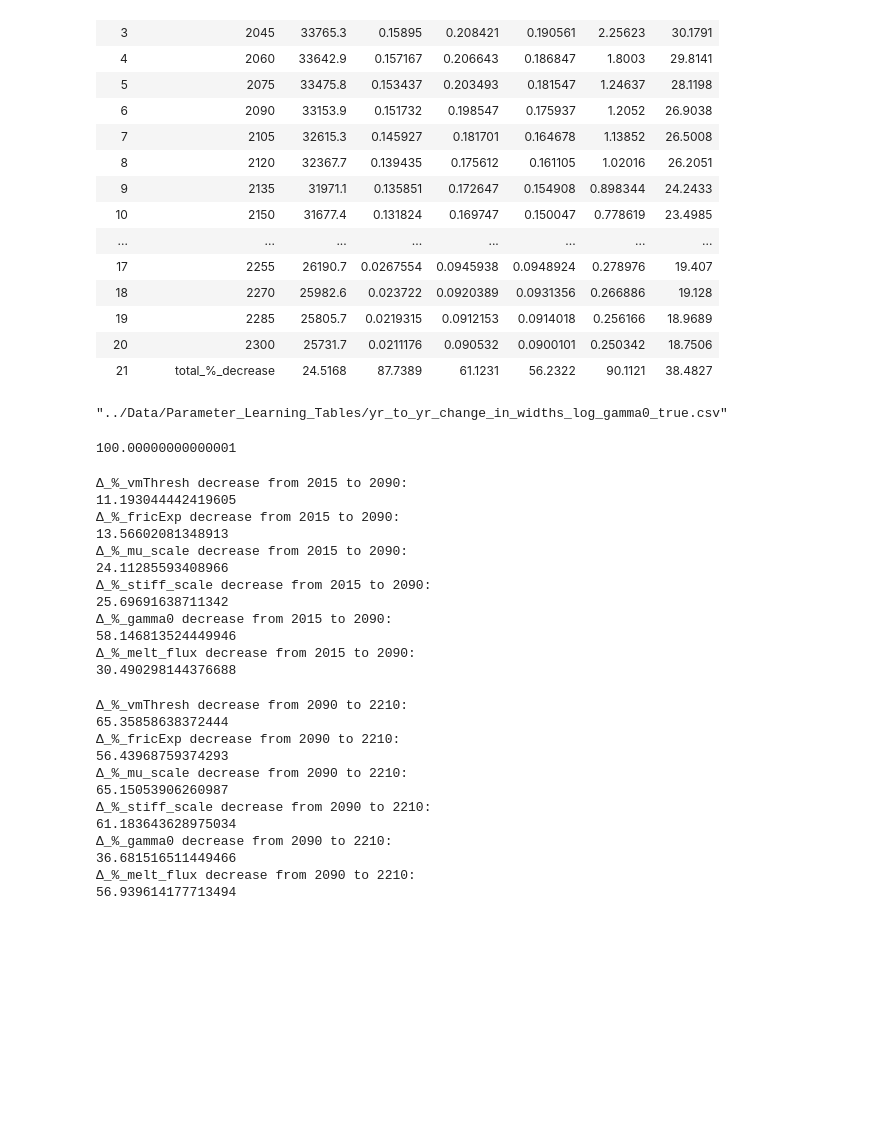
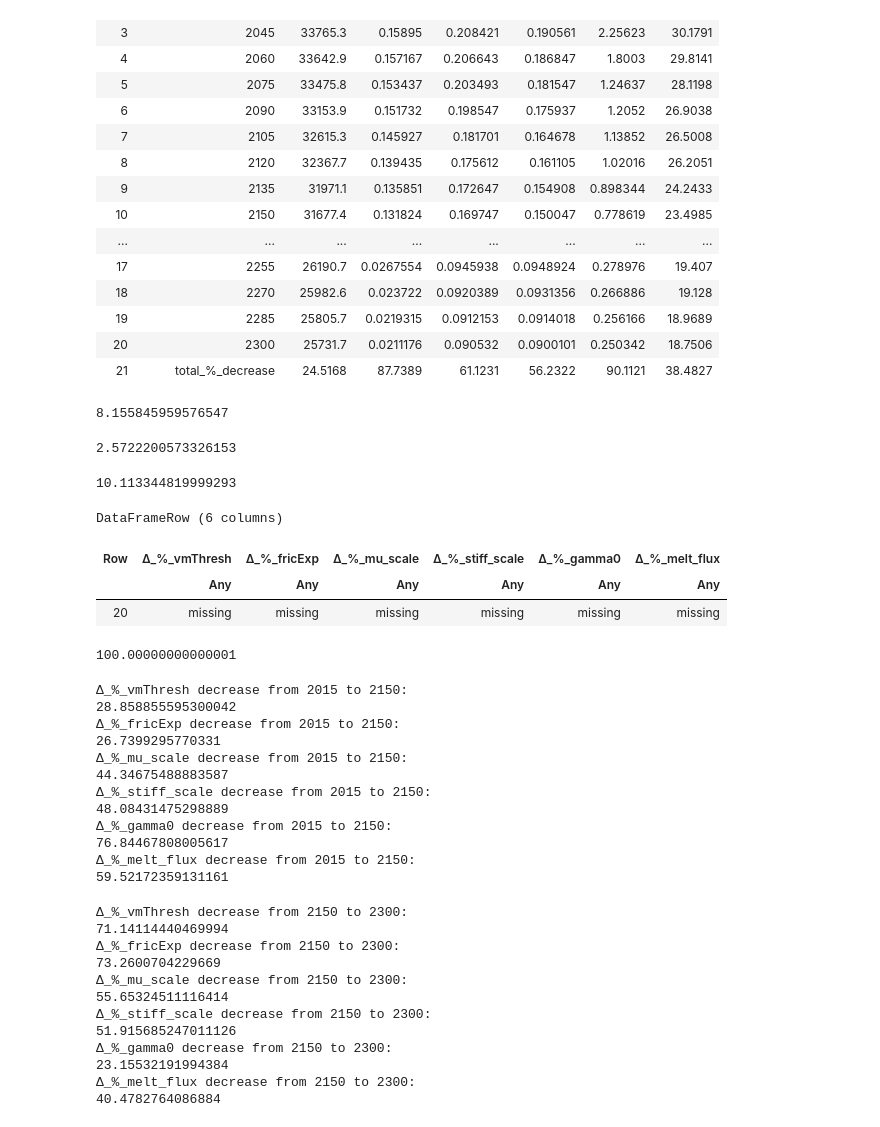
Before and after one commit to zlzerbe/Amery_Future_Learning_Study, a Jupyter notebook: Computational_Notebooks/Parameter_Learning_Tables.ipynb, the cells around one changed output. Cells and saved outputs as stored; diff of their text form; code cells hidden in the pictures; blank space fills up the shorter version.

```diff
--- a/Computational_Notebooks/Parameter_Learning_Tables.ipynb
+++ b/Computational_Notebooks/Parameter_Learning_Tables.ipynb
@@ -165,6 +165,18 @@ CSV.write("../Data/Parameter_Learning_Tables/CI_width_variation_log_gamma0_$(gam
 | 19 | 2285 | 25805.7 | 0.0219315 | 0.0912153 | 0.0914018 | 0.256166 | 18.9689 |
 | 20 | 2300 | 25731.7 | 0.0211176 | 0.090532 | 0.0900101 | 0.250342 | 18.7506 |
 | 21 | total_%_decrease | 24.5168 | 87.7389 | 61.1231 | 56.2322 | 90.1121 | 38.4827 |
+# %%
+params_df_widths[1,3] / params_df_widths[20,3]
+# %% [output]
+8.155845959576547
+# %%
+params_df_widths[1,4] / params_df_widths[20,4]
+# %% [output]
+2.5722200573326153
+# %%
+params_df_widths[1,6] / params_df_widths[20,6]
+# %% [output]
+10.113344819999293
 # %%
 ##CALCULATING THE YEAR BY YEAR CHANGE IN UNCERTAINTY RANGES FOR EACH PARAMETER, AS WELL AS PERCENT CONTRIBUTION TO TOTAL LEARNING
 ##
@@ -200,33 +212,36 @@ for i in 1:(length(cal_years)-1)
 
     # extract vectors (dropping year column)
     row1 = collect(params_df_widths[row_idx1, :])[2:end]
     row2 = collect(params_df_widths[row_idx2, :])[2:end]
 
     # compute differences
     diff = row2 .- row1
     Δ_param_width[i, :] = diff
     Δ_param_width_pct[i, :] = (diff ./ total_diff) .* 100
     # Collect this learning period as string for datframe labels
     push!(learn_periods, "$(yr1) - $(yr2)")
 end
 
 # Add the total learning period
 push!(learn_periods, "2015 - 2300")
 width_change_mat = zeros(20,12)
 
 # Put the parameter width changes and percent changes together param by param columnwise
 for i in 1:6
     width_change_mat[:,(2*i)-1] = Δ_param_width[:,i]
     width_change_mat[:,(2*i)] = Δ_param_width_pct[:,i]
 end
 
 
 names = ["LearningPeriod","ΔvmThresh","Δ_%_vmThresh","Δ_fricExp","Δ_%_fricExp","Δ_mu_scale","Δ_%_mu_scale","Δ_stiff_scale","Δ_%_stiff_scale","Δ_gamma0","Δ_%_gamma0","Δ_melt_flux","Δ_%_melt_flux"]
 width_change_w_years = hcat(learn_periods, width_change_mat)
 df_widths_yr_to_yr = DataFrame(width_change_w_years, names)
 allowmissing!(df_widths_yr_to_yr)
 df_widths_yr_to_yr[20, [3,5,7,9,11,13]] .= missing
-CSV.write("../Data/Parameter_Learning_Tables/yr_to_yr_change_in_widths_log_gamma0_$(gamma_0_is_log).csv", df_widths_yr_to_yr)
+# CSV.write("../Data/Parameter_Learning_Tables/yr_to_yr_change_in_widths_log_gamma0_$(gamma_0_is_log).csv", df_widths_yr_to_yr)
 # %% [output]
-"../Data/Parameter_Learning_Tables/yr_to_yr_change_in_widths_log_gamma0_true.csv"
+DataFrameRow (6 columns)
+| Row | Δ_%_vmThresh | Δ_%_fricExp | Δ_%_mu_scale | Δ_%_stiff_scale | Δ_%_gamma0 | Δ_%_melt_flux |
+|  | Any | Any | Any | Any | Any | Any |
+| 20 | missing | missing | missing | missing | missing | missing |
 # %%
@@ -236,38 +251,38 @@ println(sum(df_bounds_yr_to_yr[1:5, 11]) + sum(df_bounds_yr_to_yr[6:13, 11]) + s
 # %%
 cols = [3,5,7,9,11,13]
 for (i,col) in enumerate(cols)
-    println("$(names[2i+1]) decrease from 2015 to 2090: ")
-    println(sum(df_bounds_yr_to_yr[1:5, col]))
+    println("$(names[2i+1]) decrease from 2015 to 2150: ")
+    println(sum(df_widths_yr_to_yr[1:9, col]))
 end
 # %% [output]
-Δ_%_vmThresh decrease from 2015 to 2090:
-11.193044442419605
-Δ_%_fricExp decrease from 2015 to 2090:
-13.56602081348913
-Δ_%_mu_scale decrease from 2015 to 2090:
-24.11285593408966
-Δ_%_stiff_scale decrease from 2015 to 2090:
-25.69691638711342
-Δ_%_gamma0 decrease from 2015 to 2090:
-58.146813524449946
-Δ_%_melt_flux decrease from 2015 to 2090:
-30.490298144376688
+Δ_%_vmThresh decrease from 2015 to 2150:
+28.858855595300042
+Δ_%_fricExp decrease from 2015 to 2150:
+26.7399295770331
+Δ_%_mu_scale decrease from 2015 to 2150:
+44.34675488883587
+Δ_%_stiff_scale decrease from 2015 to 2150:
+48.08431475298889
+Δ_%_gamma0 decrease from 2015 to 2150:
+76.84467808005617
+Δ_%_melt_flux decrease from 2015 to 2150:
+59.52172359131161
 # %%
 cols = [3,5,7,9,11,13]
 for (i,col) in enumerate(cols)
-    println("$(names[2i+1]) decrease from 2090 to 2210: ")
-    println(sum(df_bounds_yr_to_yr[6:13, col]))
+    println("$(names[2i+1]) decrease from 2150 to 2300: ")
+    println(sum(df_widths_yr_to_yr[10:19, col]))
 end
 # %% [output]
-Δ_%_vmThresh decrease from 2090 to 2210:
-65.35858638372444
-Δ_%_fricExp decrease from 2090 to 2210:
-56.43968759374293
-Δ_%_mu_scale decrease from 2090 to 2210:
-65.15053906260987
-Δ_%_stiff_scale decrease from 2090 to 2210:
-61.183643628975034
-Δ_%_gamma0 decrease from 2090 to 2210:
-36.681516511449466
-Δ_%_melt_flux decrease from 2090 to 2210:
-56.939614177713494
+Δ_%_vmThresh decrease from 2150 to 2300:
+71.14114440469994
+Δ_%_fricExp decrease from 2150 to 2300:
+73.2600704229669
+Δ_%_mu_scale decrease from 2150 to 2300:
+55.65324511116414
+Δ_%_stiff_scale decrease from 2150 to 2300:
+51.915685247011126
+Δ_%_gamma0 decrease from 2150 to 2300:
+23.15532191994384
+Δ_%_melt_flux decrease from 2150 to 2300:
+40.4782764086884
```
Also changed, not shown: parts of 7 cells of this notebook, 1 other file.
